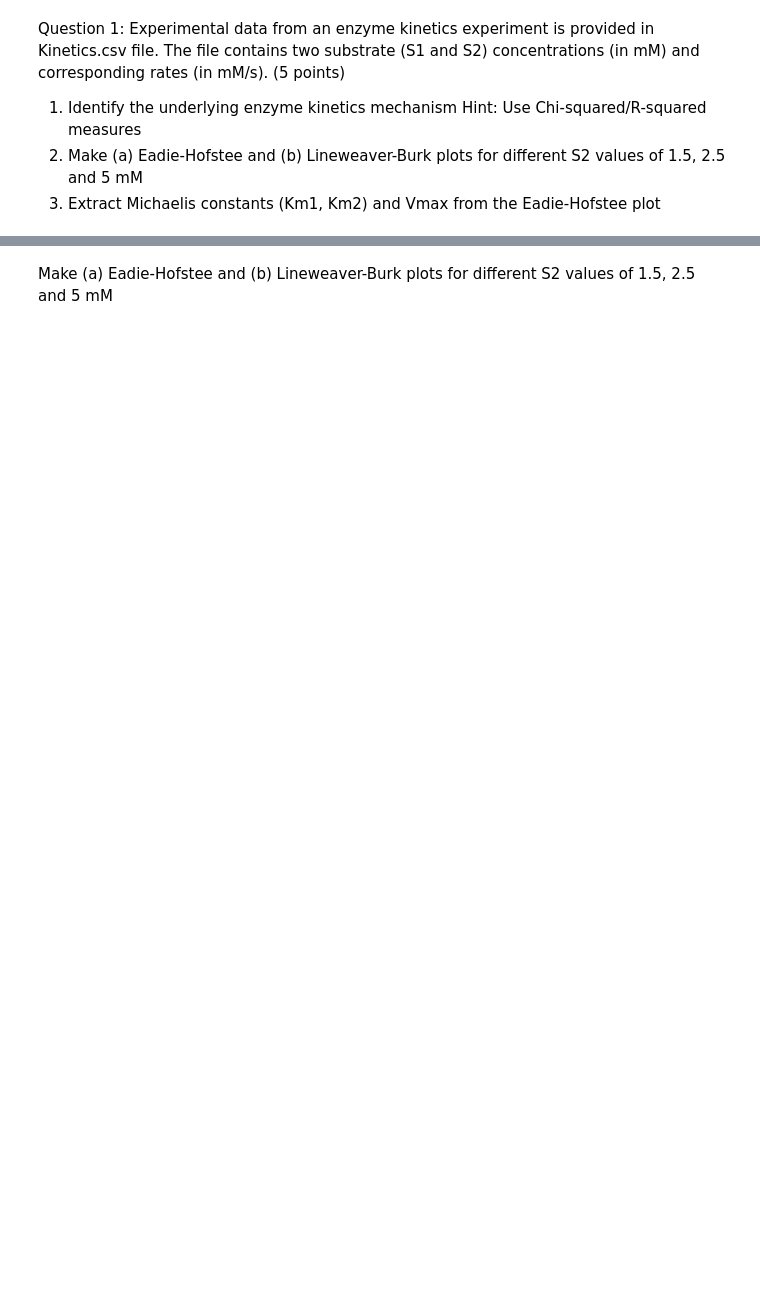
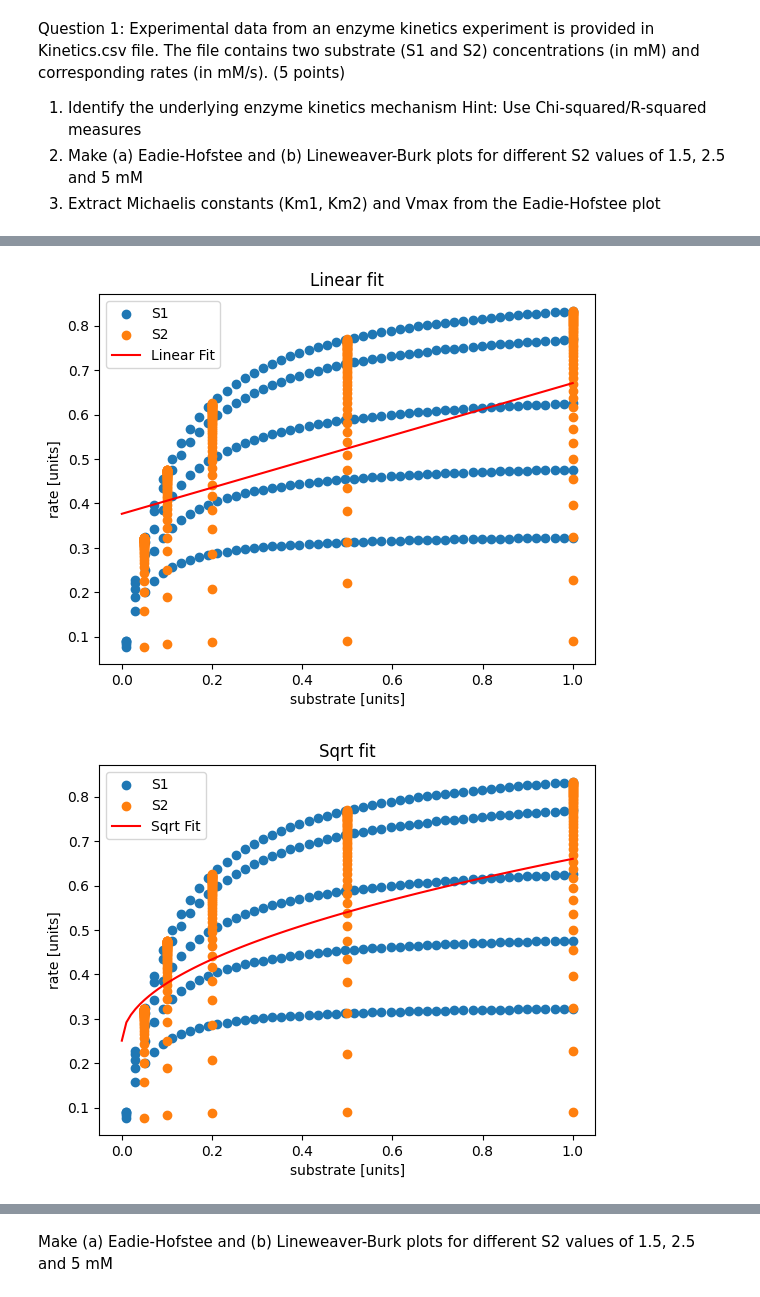
Before and after one commit to labudzki/ComputationalBiology, a Jupyter notebook: Assignment1.ipynb, the cells around one changed output, grey strips where cells are left out. Drawn from its saved outputs; the diff is of its cells as text; code cells hidden in the pictures; blank space fills up the shorter version.

```diff
--- a/Assignment1.ipynb
+++ b/Assignment1.ipynb
@@ -13,23 +12,14 @@ The file contains two substrate (S1 and S2) concentrations (in mM) and correspon
 Hint: Use Chi-squared/R-squared measures
 2. Make (a) Eadie-Hofstee and (b) Lineweaver-Burk plots for different S2 values of 1.5, 2.5 and 5 mM
 3. Extract Michaelis constants (Km1, Km2) and Vmax from the Eadie-Hofstee plot
-# %%
-data = pd.read_csv('Kinetics.csv')
-# data
-
-data_filtered = data[data['S2'] <= 1]
-data_filtered
-
-# data_filtered = data.iloc[1:,:] #remove first column
-# data_filtered = data_filtered[['S1','Rate','S2']].dropna() #remove any NaNs
-# data_filtered
-
-s1_data = data_filtered.iloc[:,0]
-rate_data = data_filtered.iloc[:,1]
-s2_data = data_filtered.iloc[:,2]
-
-# k=1
-# s1s2 = k*s1_data * s2_data
-
-# s1s2 = s1s2[100:]
-# rate_data = rate_data[100:]
+# %%
+def import_kinetics_data(file_path, s2_threshold=1.0):
+    """
+    Reads the kinetics CSV file and returns filtered dataframe.
+    """
+    try:
+        data = pd.read_csv(file_path)
+        return data[data['S2'] <= s2_threshold]
+    except FileNotFoundError:
+        print(f"File not found: {file_path}")
+        return None
@@ -161,0 +75,13 @@ Chi-squared: 0.4448812052133724
+# %%
+# Import data and define substrate and rate data
+data = import_kinetics_data("Kinetics.csv")
+s1_data = data.iloc[:, 0]
+rate_data = data.iloc[:, 1]
+s2_data = data.iloc[:, 2]
+
+# Plot linear and square root fit
+plot_linear_fit(s1_data, s2_data, rate_data)
+plot_sqrt_fit(s1_data, s2_data, rate_data)
+# %% [output]
+[figure, added]
+[figure, added]
```
Also changed, not shown: parts of 15 cells of this notebook, 2 other files.
